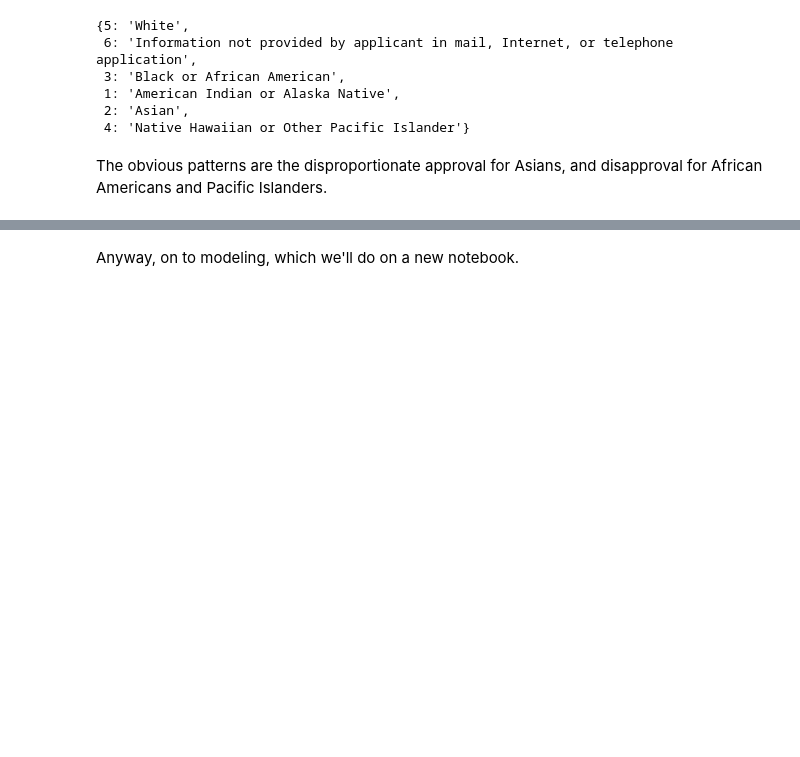
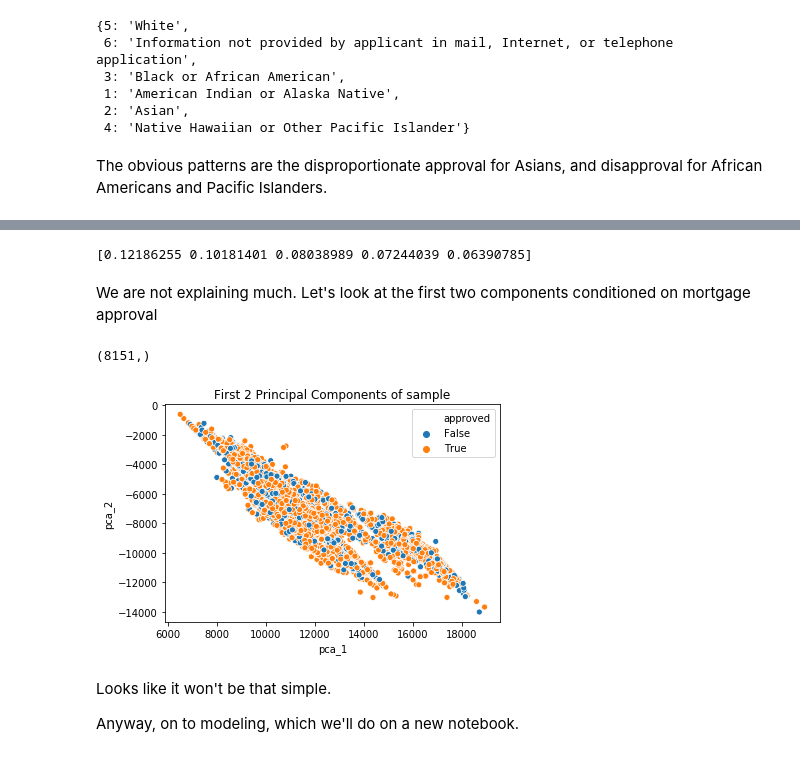
Before and after one commit to CharlesNaylor/hmda, a Jupyter notebook: EDAandPreprocessing.ipynb, the cells around one changed output, grey strips where cells are left out. Drawn from its saved outputs; the diff is of its cells as text; code cells hidden in the pictures; blank space fills up the shorter version.

```diff
--- a/EDAandPreprocessing.ipynb
+++ b/EDAandPreprocessing.ipynb
@@ -203,4 +242,31 @@ The obvious patterns are the disproportionate approval for Asians, and disapprov
+# %%
+from sklearn.decomposition import PCA
+from sklearn.preprocessing import StandardScaler
+from sklearn.pipeline import make_pipeline
+pipe = make_pipeline(StandardScaler(), PCA(n_components=5))#we'll only graph the first two, but we want to see how quickly the R^2 drops off.
+pipe.fit(smpl.select_dtypes(exclude=['object']).dropna())
+pca = pipe.named_steps['pca']
+print(pca.explained_variance_ratio_)
+# %% [output]
+[0.12186255 0.10181401 0.08038989 0.07244039 0.06390785]
+# %% [markdown]
+We are not explaining much. Let's look at the first two components conditioned on mortgage approval
+# %%
+pca_hat.shape
+smpl.dropna().approved.shape
+# %% [output]
+(8151,)
+# %%
+pca_hat = pd.DataFrame(pca.transform(smpl.select_dtypes(exclude=['object']).dropna())[:,:2], columns=['pca_1', 'pca_2'])
+pca_hat.loc[:, 'approved'] =  smpl.dropna().approved.values
+ax = sns.scatterplot(x='pca_1', y='pca_2', hue='approved', data=pca_hat)
+ax.set_title("First 2 Principal Components of sample")
+plt.show()
+# %% [output]
+[figure, added]
 # %% [markdown]
+Looks like it won't be that simple.
+
 Anyway, on to modeling, which we'll do on a new notebook.
 # %%
 import pickle
```
Also changed, not shown: parts of 14 cells of this notebook, 9 other files.
